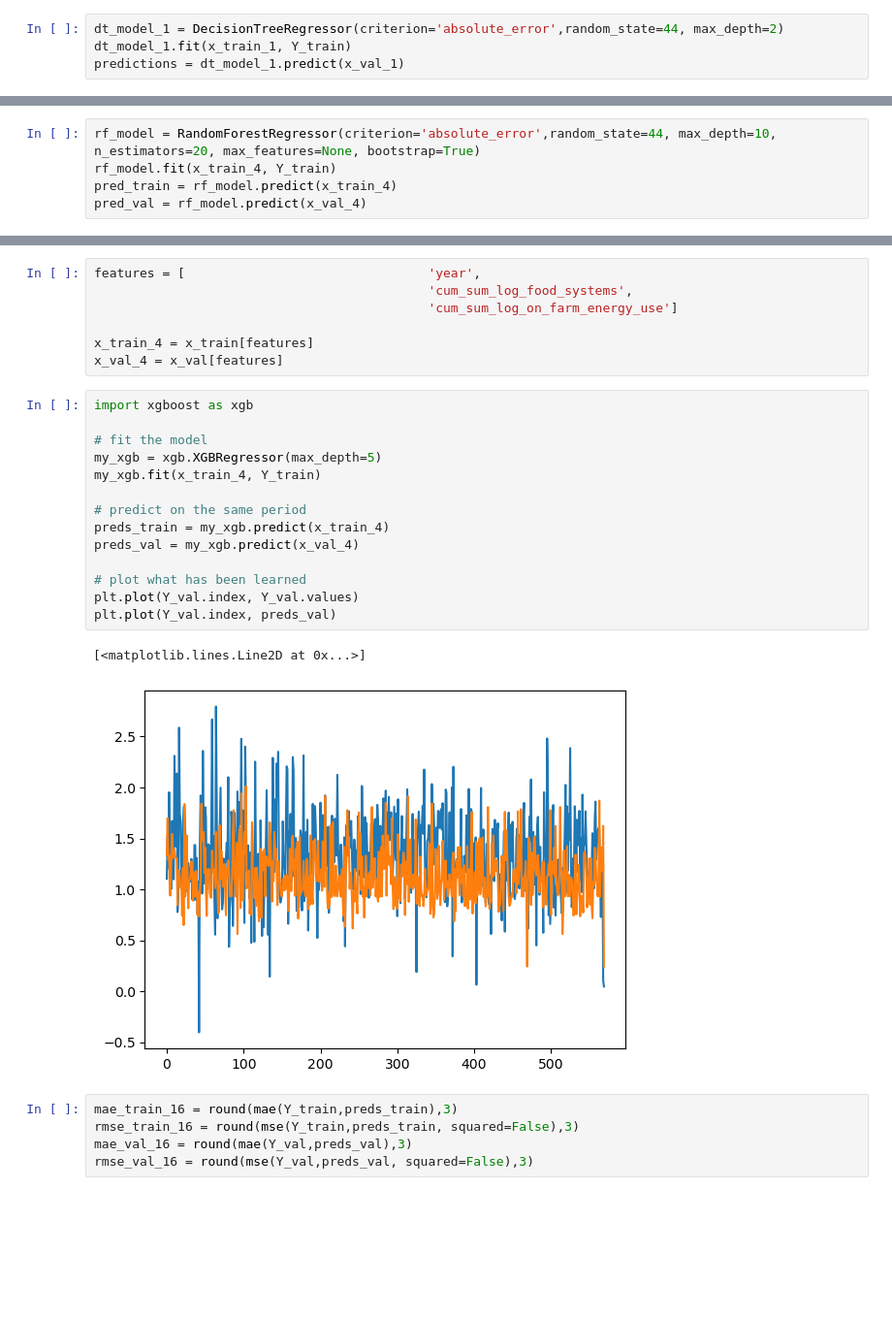
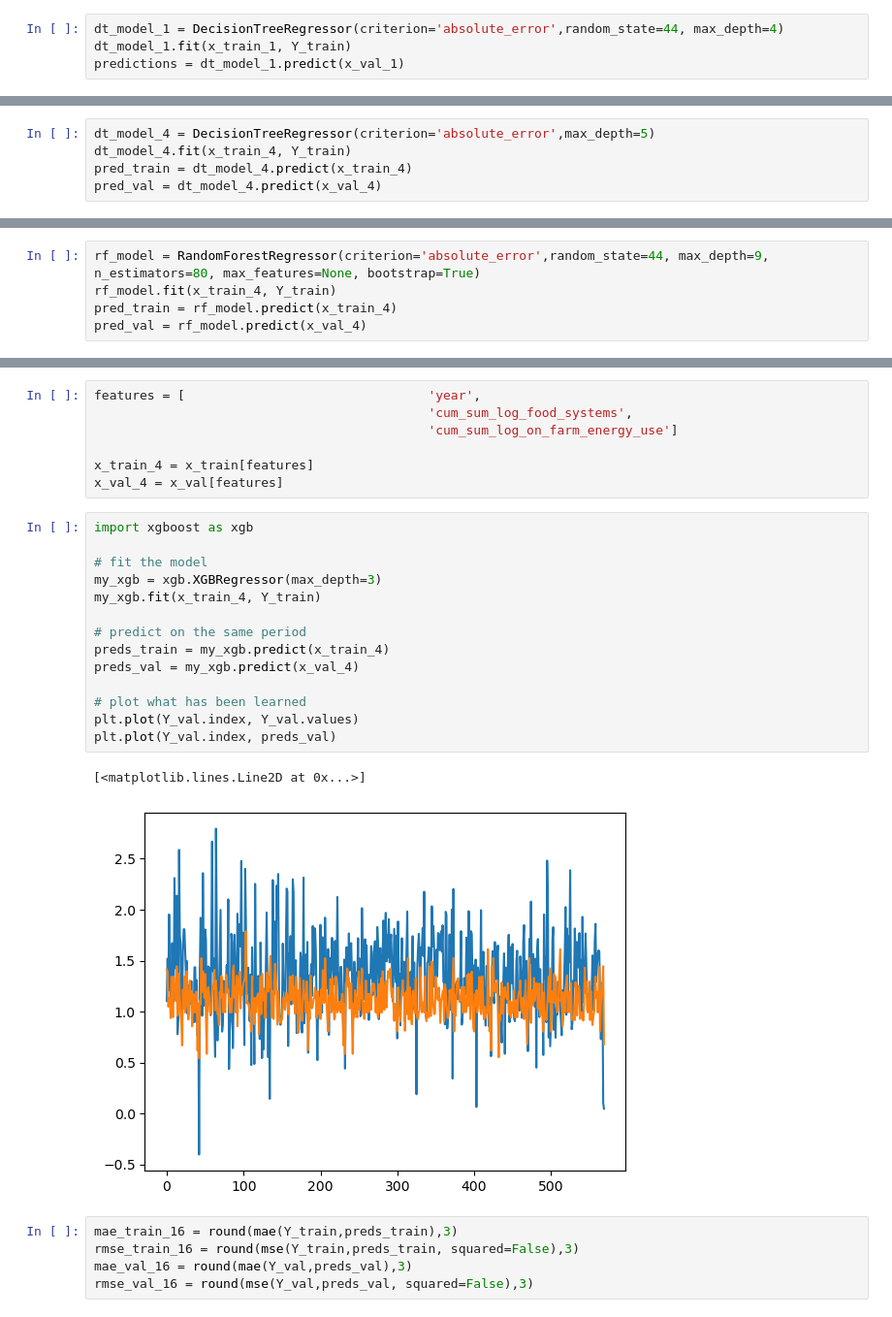
Before and after one commit to fayesimone/agriculture_emissions_prediction, a Jupyter notebook: Model_Building.ipynb, the cells around one changed output, grey strips where cells are left out. Shown at 97% size. Saved outputs shown, nothing was run; the diff lists cells and outputs as text; blank space fills up the shorter version.

Commit message:
Finalize visualizations for model training

```diff
--- a/Model_Building.ipynb
+++ b/Model_Building.ipynb
@@ -2234,7 +2229,7 @@ x_val_1 = pd.concat([x_val_1, sub_region_dummies_val, area_dummies_val],
 x_train_1 = x_train_1.drop(labels=['area','sub-region'],axis=1)
 x_val_1 = x_val_1.drop(labels=['area','sub-region'],axis=1)
 # %%
-dt_model_1 = DecisionTreeRegressor(criterion='absolute_error',random_state=44, max_depth=2)
+dt_model_1 = DecisionTreeRegressor(criterion='absolute_error',random_state=44, max_depth=4)
 dt_model_1.fit(x_train_1, Y_train)
 predictions = dt_model_1.predict(x_val_1)
 # %%
@@ -2333,3 +2349,8 @@ pred_val = dt_model_4.predict(x_val_4)
+# %%
+dt_model_4 = DecisionTreeRegressor(criterion='absolute_error',max_depth=5)
+dt_model_4.fit(x_train_4, Y_train)
+pred_train = dt_model_4.predict(x_train_4)
+pred_val = dt_model_4.predict(x_val_4)
 # %%
 mae_train_13 = round(mae(Y_train,pred_train),3)
 rmse_train_13 = round(mse(Y_train,pred_train, squared=False),3)
@@ -2352,5 +2435,5 @@ final val rmse:   0.516
 # %%
-rf_model = RandomForestRegressor(criterion='absolute_error',random_state=44, max_depth=10, n_estimators=20, max_features=None, bootstrap=True)
+rf_model = RandomForestRegressor(criterion='absolute_error',random_state=44, max_depth=9, n_estimators=80, max_features=None, bootstrap=True)
 rf_model.fit(x_train_4, Y_train)
 pred_train = rf_model.predict(x_train_4)
 pred_val = rf_model.predict(x_val_4)
@@ -2408,20 +2523,20 @@ x_val_4 = x_val[features]
 # %%
 import xgboost as xgb
 
 # fit the model
-my_xgb = xgb.XGBRegressor(max_depth=5)
+my_xgb = xgb.XGBRegressor(max_depth=3)
 my_xgb.fit(x_train_4, Y_train)
 
 # predict on the same period
 preds_train = my_xgb.predict(x_train_4)
 preds_val = my_xgb.predict(x_val_4)
 
 # plot what has been learned
 plt.plot(Y_val.index, Y_val.values)
 plt.plot(Y_val.index, preds_val)
 # %% [output]
 [<matplotlib.lines.Line2D at 0x...>]
-[figure, old version]
+[figure, new version]
 # %%
 mae_train_16 = round(mae(Y_train,preds_train),3)
 rmse_train_16 = round(mse(Y_train,preds_train, squared=False),3)
```
Also changed, not shown: parts of 59 cells of this notebook.
